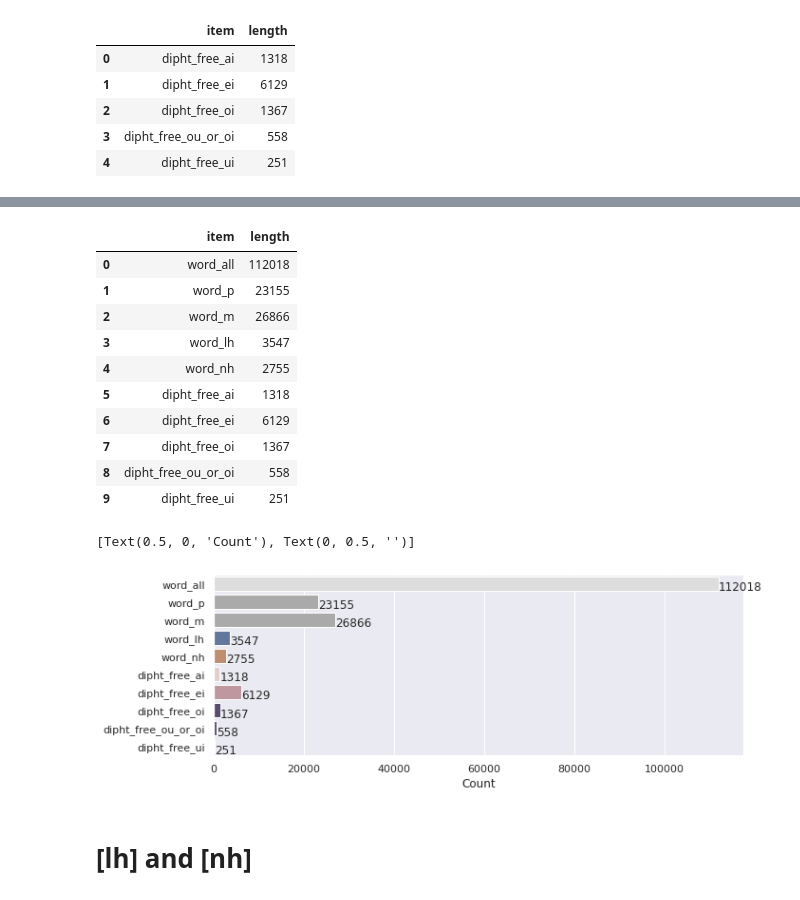
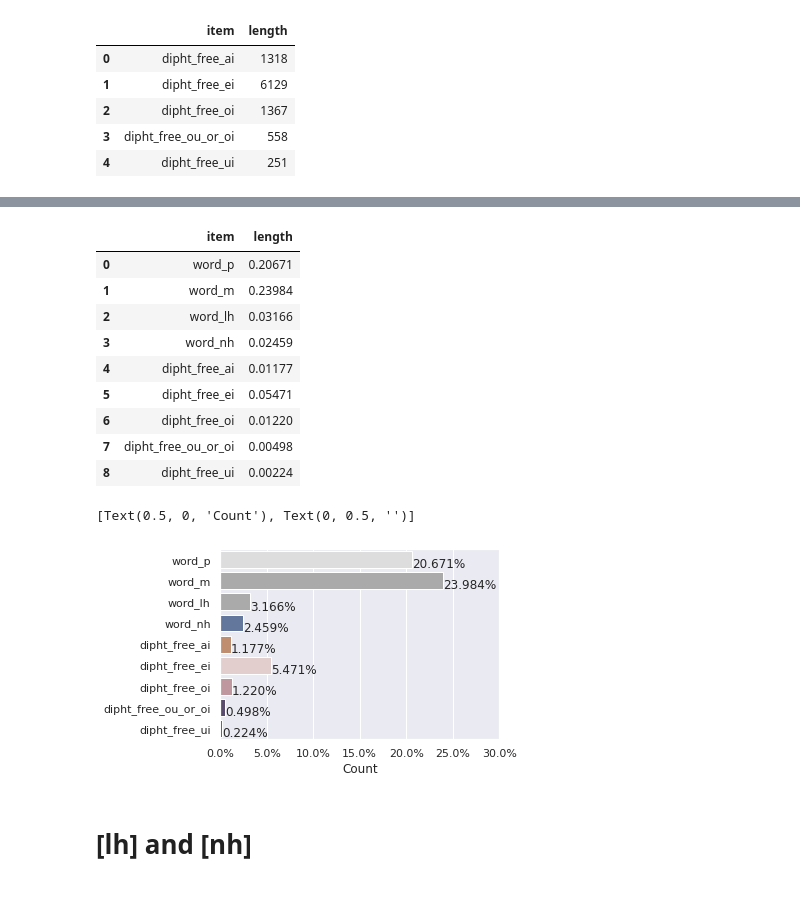
Before and after one commit to Portophon/palatal-sonorants-pt, a Jupyter notebook: NH_&_LH_DicioAberto_stats.ipynb, the cells around one changed output, grey strips where cells are left out. Saved outputs shown, nothing was run; the diff lists cells and outputs as text; code cells hidden in the pictures.

```diff
--- a/NH_&_LH_DicioAberto_stats.ipynb
+++ b/NH_&_LH_DicioAberto_stats.ipynb
@@ -593,3 +629,10 @@ p_m_nh_lh_dipth_stats
 | 2 | word_m | 26866 |
 | 3 | word_lh | 3547 |
 | 4 | word_nh | 2755 |
+# %%
+max_total_words_length = p_m_nh_lh_dipth_stats["length"].max()
+
+p_m_nh_lh_dipth_stats["length"] = p_m_nh_lh_dipth_stats["length"]/max_total_words_length
+p_m_nh_lh_dipth_stats["length"] = p_m_nh_lh_dipth_stats["length"].round(5)
+p_m_nh_lh_dipth_stats.drop(index=p_m_nh_lh_dipth_stats.index[0], axis=0, inplace=True)
+p_m_nh_lh_dipth_stats
@@ -599,7 +648,9 @@ all_colors = {
     'word_p': '#aaaaaa',
     'word_m': '#aaaaaa',
     'word_lh': '#5975a4',
+    'word_lh_clitic': '#5975a4',
     'word_nh': '#cc8963',
+    'word_nh_diminutive': '#cc8963'
 }
 
 all_colors = list(all_colors.values())
@@ -607,8 +658,10 @@ sns.set_palette(sns.color_palette(all_colors))
 
 fig, ax = plt.subplots()
 ax = sns.barplot(x="length", y="item" , data=p_m_nh_lh_dipth_stats)
+ax.xaxis.set_major_formatter(ticker.PercentFormatter(1))
+ax.set(xlim=(0, 0.3))
 show_values_on_bars_h(ax)
-fig.set_size_inches(10, 1.75)
+fig.set_size_inches(5, 1.75)
 ax.set(xlabel="Count", ylabel="")
 # %% [output]
 [Text(0.5, 0, 'Count'), Text(0, 0.5, '')]
@@ -686,3 +739,7 @@ dipht_free_df
 | 2 | dipht_free_oi | 1367 |
 | 3 | dipht_free_ou_or_oi | 558 |
 | 4 | dipht_free_ui | 251 |
+# %%
+dipht_free_df["length"] = dipht_free_df["length"]/max_total_words_length
+dipht_free_df["length"] = dipht_free_df["length"].round(5)
+dipht_free_df
@@ -692,42 +756,43 @@ p_m_nh_lh_dipth_stats = p_m_nh_lh_dipth_stats.reset_index(drop=True)
 p_m_nh_lh_dipth_stats
 # %% [output]
 |  | item | length |
-| 0 | word_all | 112018 |
-| 1 | word_p | 23155 |
-| 2 | word_m | 26866 |
-| 3 | word_lh | 3547 |
-| 4 | word_nh | 2755 |
-| 5 | dipht_free_ai | 1318 |
-| 6 | dipht_free_ei | 6129 |
-| 7 | dipht_free_oi | 1367 |
-| 8 | dipht_free_ou_or_oi | 558 |
-| 9 | dipht_free_ui | 251 |
+| 0 | word_p | 0.20671 |
+| 1 | word_m | 0.23984 |
+| 2 | word_lh | 0.03166 |
+| 3 | word_nh | 0.02459 |
+| 4 | dipht_free_ai | 0.01177 |
+| 5 | dipht_free_ei | 0.05471 |
+| 6 | dipht_free_oi | 0.01220 |
+| 7 | dipht_free_ou_or_oi | 0.00498 |
+| 8 | dipht_free_ui | 0.00224 |
 # %%
 all_colors = {
     'word_all': '#dddddd',
     'word_p': '#aaaaaa',
     'word_m': '#aaaaaa',
     'word_lh': '#5975a4',
     'word_nh': '#cc8963',
     'diph_free_ai': '#e6cbcb',
     'diph_free_ei': '#c49299',
     #'i': '#9f8097',
     'diph_free_oi': '#594772',
     'diph_free_oi_or_ui': '#594772',
     'diph_free_ui': '#21314e'
 }
 
 all_colors = list(all_colors.values())
 sns.set_palette(sns.color_palette(all_colors))
 
 fig, ax = plt.subplots()
 ax = sns.barplot(x="length", y="item", data=p_m_nh_lh_dipth_stats)
+ax.xaxis.set_major_formatter(ticker.PercentFormatter(1.0))
+ax.set(xlim=(0, 0.3))
 show_values_on_bars_h(ax)
-fig.set_size_inches(10, 3.5)
+fig.set_size_inches(5, 3.5)
 ax.set(xlabel="Count", ylabel="")
 # %% [output]
 [Text(0.5, 0, 'Count'), Text(0, 0.5, '')]
-[figure, old version]
+[figure, new version]
 # %% [markdown]
 # [lh] and [nh]
 # %% [markdown]
```
Also changed, not shown: parts of 13 cells of this notebook, 3 other files.
